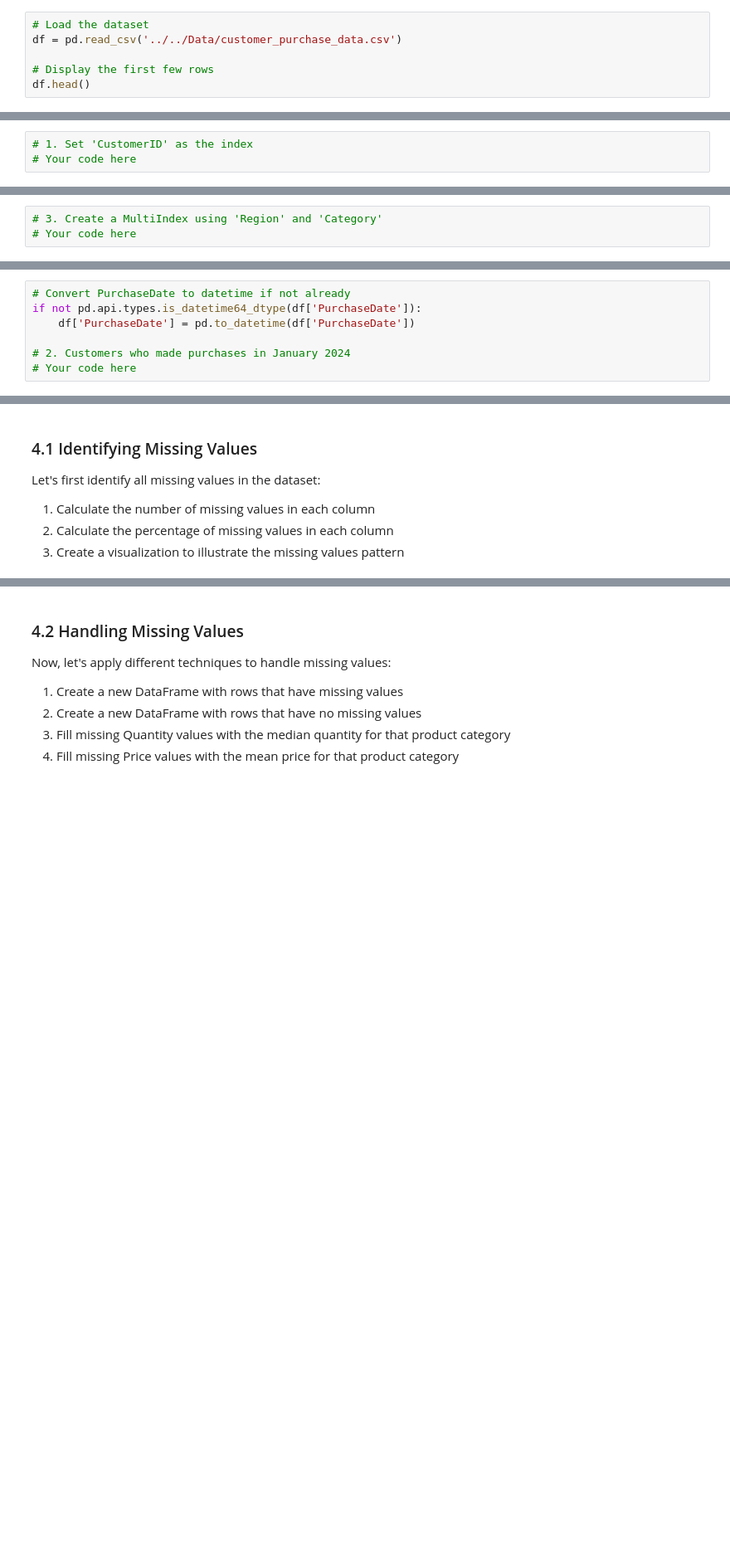
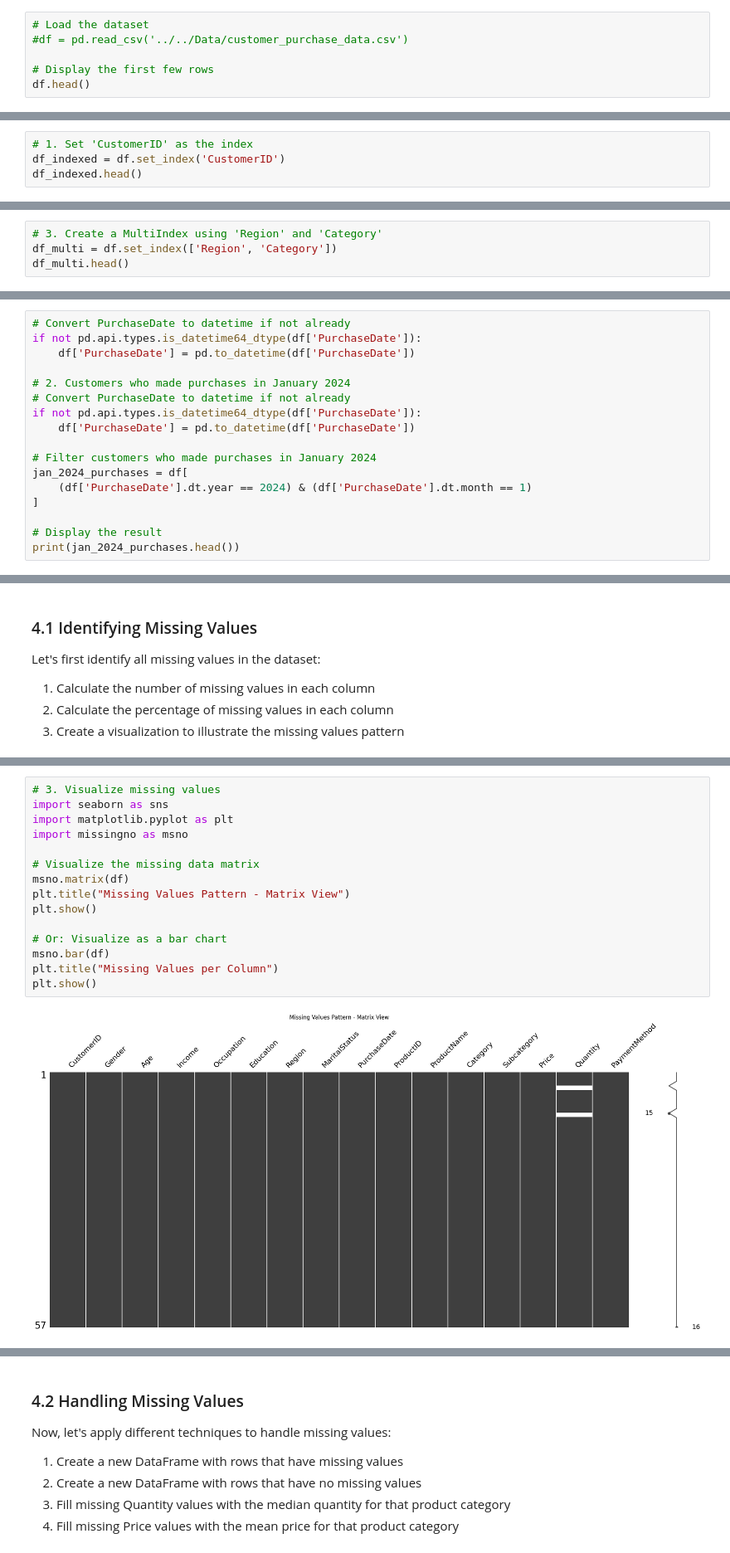
Before and after one commit to TomisinFalode/Projects, a Jupyter notebook: Month_1/Week_3/Assignments/pandas_fundamentals_II_assignment.ipynb, the cells around one changed output, grey strips where cells are left out. Shown at 83% size. Drawn from its saved outputs; the diff is of its cells as text; blank space fills up the shorter version.

```diff
--- a/Month_1/Week_3/Assignments/pandas_fundamentals_II_assignment.ipynb
+++ b/Month_1/Week_3/Assignments/pandas_fundamentals_II_assignment.ipynb
@@ -53,6 +58,6 @@ uploaded=files.upload()
 # %%
 # Load the dataset
-df = pd.read_csv('../../Data/customer_purchase_data.csv')
+#df = pd.read_csv('../../Data/customer_purchase_data.csv')
 
 # Display the first few rows
 df.head()
@@ -113,4 +235,5 @@ Now, let's explore more advanced indexing techniques:
 4. Select all purchases in the 'East' region for the 'Electronics' category using the MultiIndex
 # %%
 # 1. Set 'CustomerID' as the index
-# Your code here
+df_indexed = df.set_index('CustomerID')
+df_indexed.head()
@@ -120,3 +257,4 @@ Now, let's explore more advanced indexing techniques:
 # %%
 # 3. Create a MultiIndex using 'Region' and 'Category'
-# Your code here
+df_multi = df.set_index(['Region', 'Category'])
+df_multi.head()
@@ -186,4 +421,14 @@ if not pd.api.types.is_datetime64_dtype(df['PurchaseDate']):
     df['PurchaseDate'] = pd.to_datetime(df['PurchaseDate'])
 
 # 2. Customers who made purchases in January 2024
-# Your code here
+# Convert PurchaseDate to datetime if not already
+if not pd.api.types.is_datetime64_dtype(df['PurchaseDate']):
+    df['PurchaseDate'] = pd.to_datetime(df['PurchaseDate'])
+
+# Filter customers who made purchases in January 2024
+jan_2024_purchases = df[
+    (df['PurchaseDate'].dt.year == 2024) & (df['PurchaseDate'].dt.month == 1)
+]
+
+# Display the result
+print(jan_2024_purchases.head())
@@ -252,0 +660,17 @@ Let's first identify all missing values in the dataset:
+# %%
+# 3. Visualize missing values
+import seaborn as sns
+import matplotlib.pyplot as plt
+import missingno as msno
+
+# Visualize the missing data matrix
+msno.matrix(df)
+plt.title("Missing Values Pattern - Matrix View")
+plt.show()
+
+# Or: Visualize as a bar chart
+msno.bar(df)
+plt.title("Missing Values per Column")
+plt.show()
+# %% [output]
+[figure, added]
```
Also changed, not shown: parts of 70 cells of this notebook.
